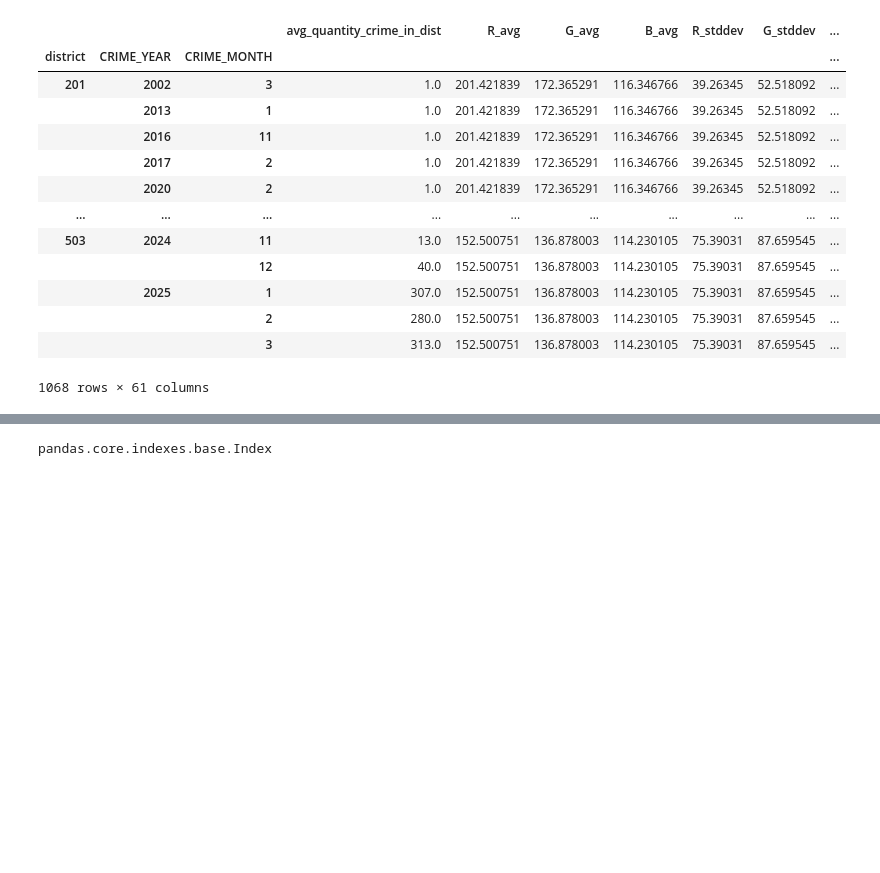
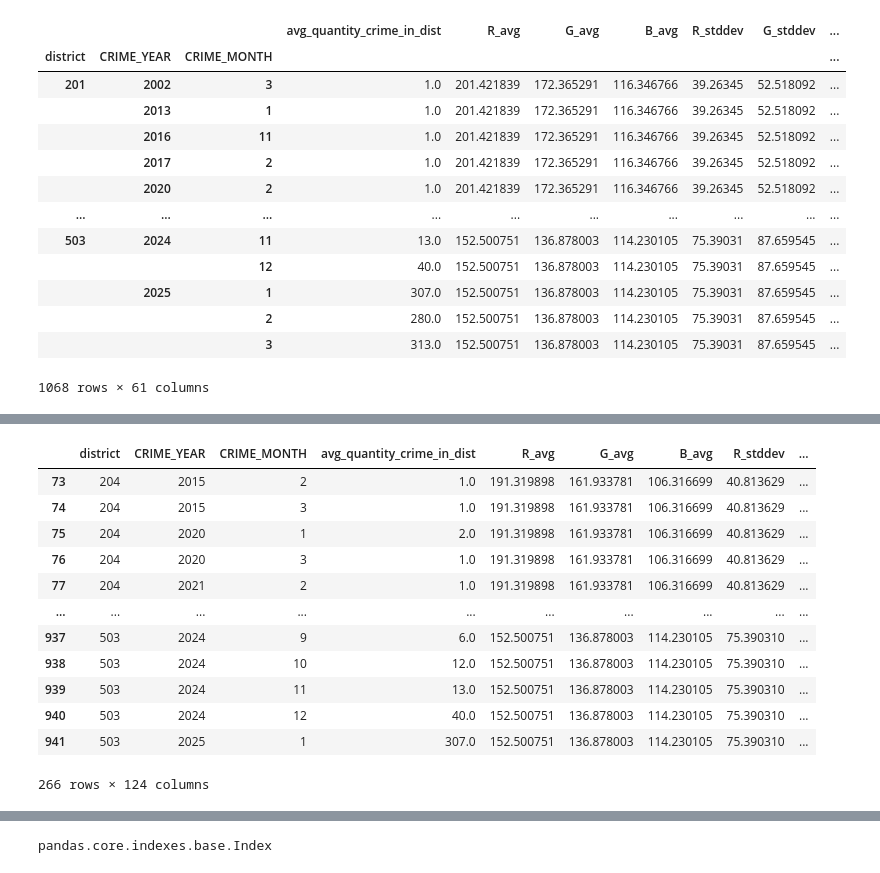
Before and after one commit to ElizabethSeth/ml_practice, a Jupyter notebook: ml_test.ipynb, the cells around one changed output, grey strips where cells are left out. Saved outputs shown, nothing was run; the diff lists cells and outputs as text; code cells hidden in the pictures; blank space fills up the shorter version.

```diff
--- a/ml_test.ipynb
+++ b/ml_test.ipynb
@@ -776,0 +877,16 @@ Index(['R_avg', 'G_avg', 'B_avg', 'R_stddev', 'G_stddev', 'B_stddev',
+# %%
+X_test
+# %% [output]
+|  | district | CRIME_YEAR | CRIME_MONTH | avg_quantity_crime_in_dist | R_avg | G_avg | B_avg | R_stddev | ... |
+| 73 | 204 | 2015 | 2 | 1.0 | 191.319898 | 161.933781 | 106.316699 | 40.813629 | ... |
+| 74 | 204 | 2015 | 3 | 1.0 | 191.319898 | 161.933781 | 106.316699 | 40.813629 | ... |
+| 75 | 204 | 2020 | 1 | 2.0 | 191.319898 | 161.933781 | 106.316699 | 40.813629 | ... |
+| 76 | 204 | 2020 | 3 | 1.0 | 191.319898 | 161.933781 | 106.316699 | 40.813629 | ... |
+| 77 | 204 | 2021 | 2 | 1.0 | 191.319898 | 161.933781 | 106.316699 | 40.813629 | ... |
+| ... | ... | ... | ... | ... | ... | ... | ... | ... | ... |
+| 937 | 503 | 2024 | 9 | 6.0 | 152.500751 | 136.878003 | 114.230105 | 75.390310 | ... |
+| 938 | 503 | 2024 | 10 | 12.0 | 152.500751 | 136.878003 | 114.230105 | 75.390310 | ... |
+| 939 | 503 | 2024 | 11 | 13.0 | 152.500751 | 136.878003 | 114.230105 | 75.390310 | ... |
+| 940 | 503 | 2024 | 12 | 40.0 | 152.500751 | 136.878003 | 114.230105 | 75.390310 | ... |
+| 941 | 503 | 2025 | 1 | 307.0 | 152.500751 | 136.878003 | 114.230105 | 75.390310 | ... |
+266 rows × 124 columns
```
Also changed, not shown: parts of 21 cells of this notebook, 4 other files.
